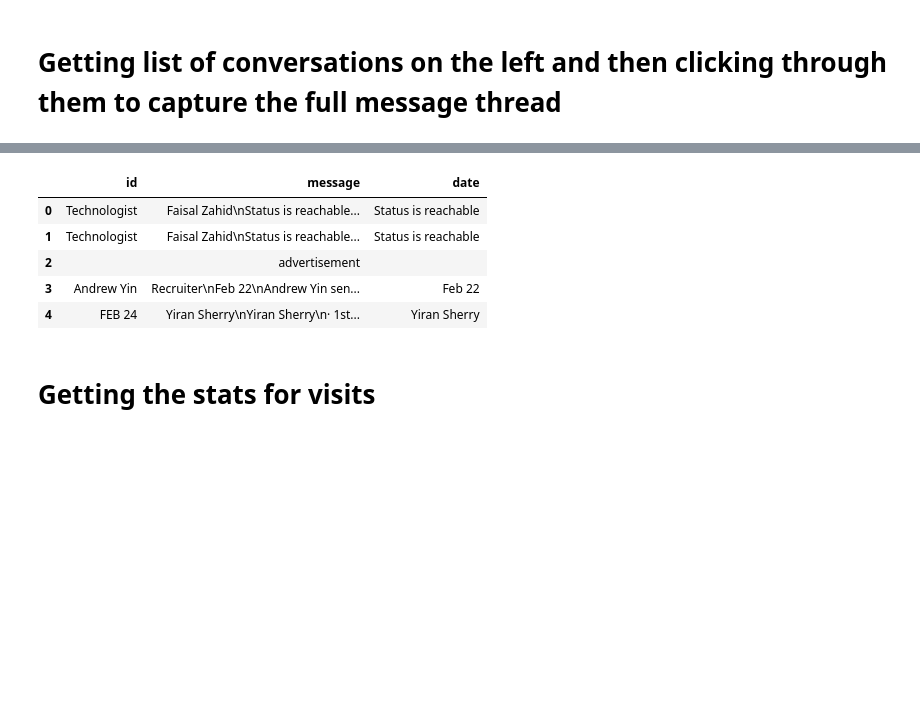
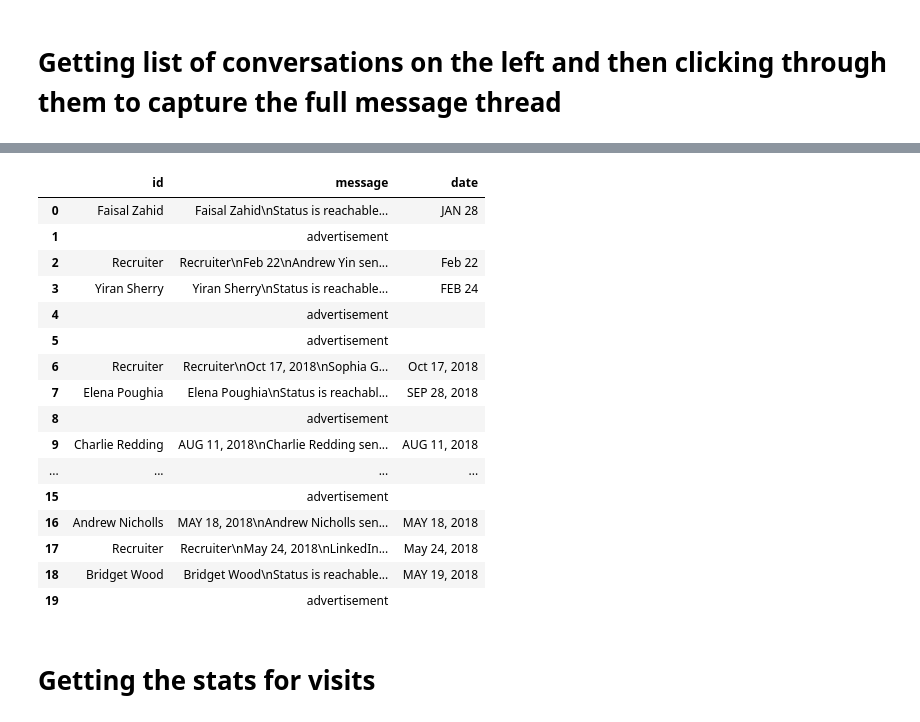
Before and after one commit to keri/scraper, a Jupyter notebook: workbook.ipynb, the cells around one changed output, grey strips where cells are left out. Cells and saved outputs as stored; diff of their text form; code cells hidden in the pictures; blank space fills up the shorter version.

Commit message:
fixed bug in gathering messages

```diff
--- a/workbook.ipynb
+++ b/workbook.ipynb
@@ -64,10 +64,21 @@ convo_list = select('li.msg-conversation-listitem')
 for convo in convo_list:
     convo.click()
     try:
-        message = select_one('div.msg-s-message-list-container').text
+        message = select_one('div.msg-s-message-list').text
+        print(message)
         message_list = message.split('\n')
-        name = message_list[4]
-        date = message_list[1]
-        df = df.append({'id' : name , 'message' : message, 'date': date} , ignore_index=True)
+        print(message_list)
+
+        if message_list[0] == 'Recruiter':
+            df = df.append({'id': message_list[0], 'message': message, 'date': message_list[1]}, ignore_index=True)
+        elif '2' in message_list[0]:
+            df = df.append({'id': message_list[3], 'message': message, 'date': message_list[0]}, ignore_index=True)
+        else:
+            df = df.append({'id': message_list[0], 'message': message, 'date': message_list[5]}, ignore_index=True)
+
+        print(message_list)
+        #name = message_list[4]
+        #date = message_list[1]
+        #df = df.append({'id' : name , 'message' : message, 'date': date} , ignore_index=True)
     except:
         df = df.append({'id': '' , 'message' : 'advertisement', 'date': ''}, ignore_index=True)
@@ -74,12 +103,23 @@ for convo in convo_list:
 # %%
-df.head()
+df.head(20)
 # %% [output]
 |  | id | message | date |
-| 0 | Technologist | Faisal Zahid\nStatus is reachable... | Status is reachable |
-| 1 | Technologist | Faisal Zahid\nStatus is reachable... | Status is reachable |
-| 2 |  | advertisement |  |
-| 3 | Andrew Yin | Recruiter\nFeb 22\nAndrew Yin sen... | Feb 22 |
-| 4 | FEB 24 | Yiran Sherry\nYiran Sherry\n· 1st... | Yiran Sherry |
+| 0 | Faisal Zahid | Faisal Zahid\nStatus is reachable... | JAN 28 |
+| 1 |  | advertisement |  |
+| 2 | Recruiter | Recruiter\nFeb 22\nAndrew Yin sen... | Feb 22 |
+| 3 | Yiran Sherry | Yiran Sherry\nStatus is reachable... | FEB 24 |
+| 4 |  | advertisement |  |
+| 5 |  | advertisement |  |
+| 6 | Recruiter | Recruiter\nOct 17, 2018\nSophia G... | Oct 17, 2018 |
+| 7 | Elena Poughia | Elena Poughia\nStatus is reachabl... | SEP 28, 2018 |
+| 8 |  | advertisement |  |
+| 9 | Charlie Redding | AUG 11, 2018\nCharlie Redding sen... | AUG 11, 2018 |
+| ... | ... | ... | ... |
+| 15 |  | advertisement |  |
+| 16 | Andrew Nicholls | MAY 18, 2018\nAndrew Nicholls sen... | MAY 18, 2018 |
+| 17 | Recruiter | Recruiter\nMay 24, 2018\nLinkedIn... | May 24, 2018 |
+| 18 | Bridget Wood | Bridget Wood\nStatus is reachable... | MAY 19, 2018 |
+| 19 |  | advertisement |  |
 # %% [markdown]
 # Getting the stats for visits
 # %%
```
Also changed, not shown: parts of 16 cells of this notebook.
